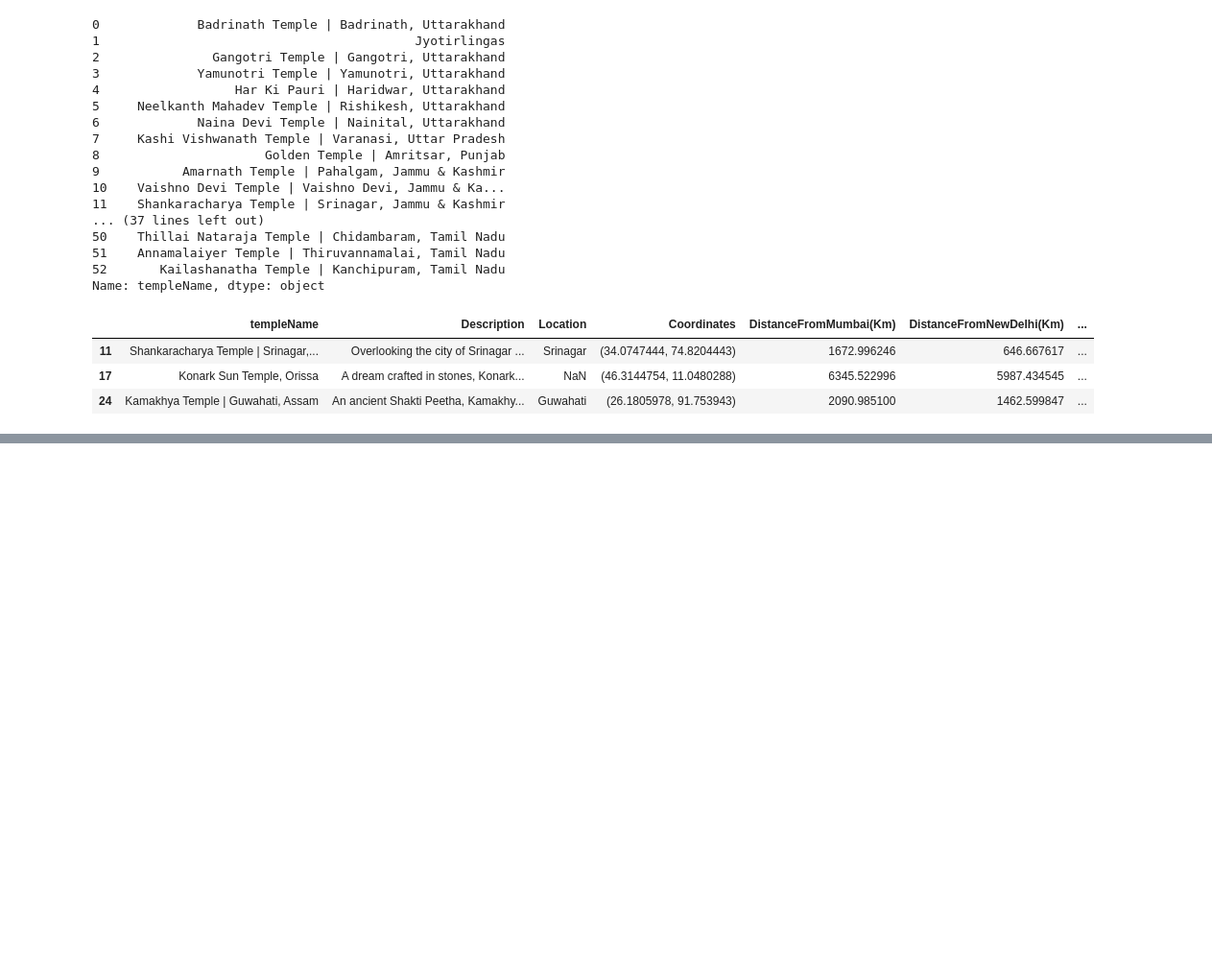
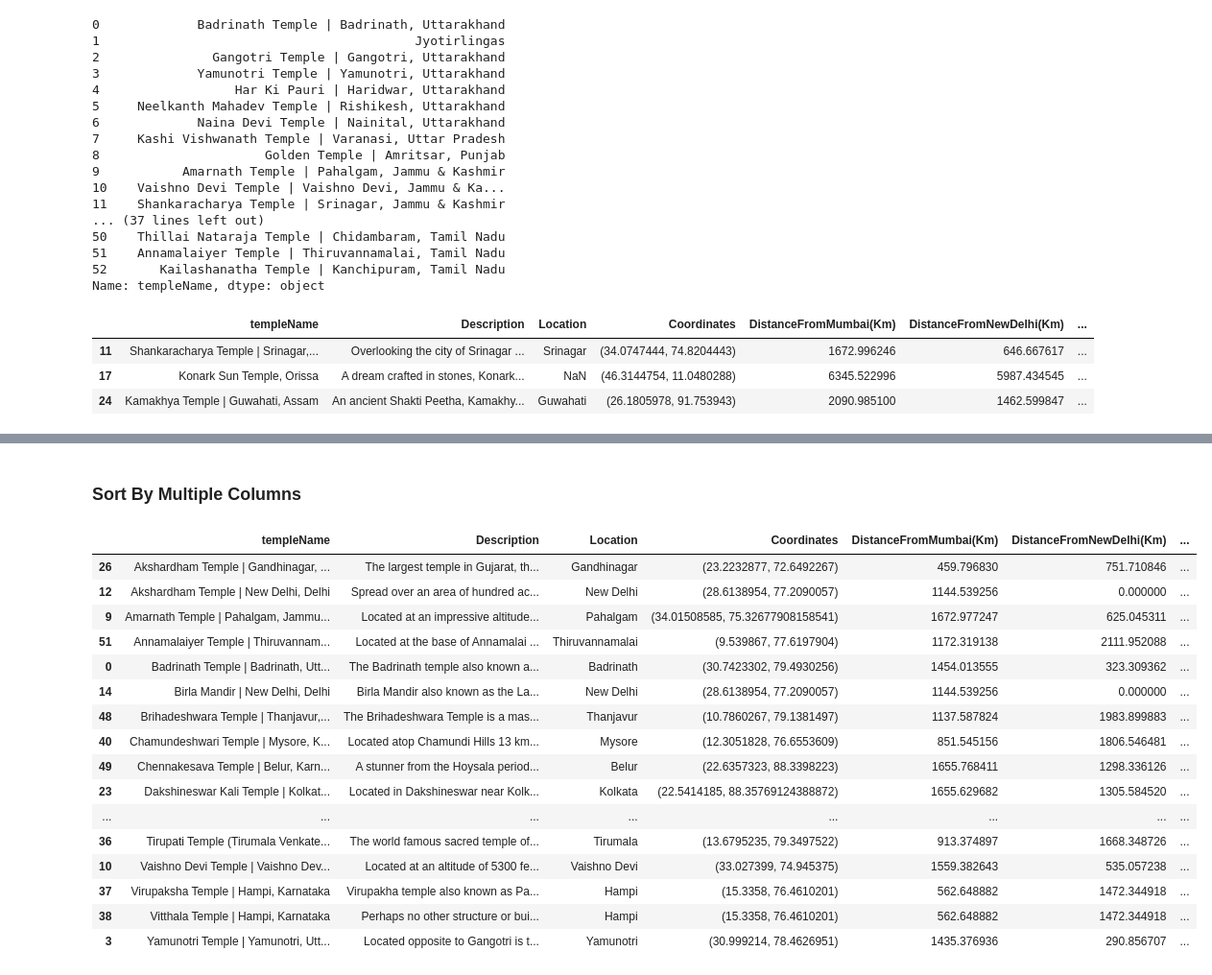
Before and after one commit to amsavalli-mylasalam/Pandas, a Jupyter notebook: PandasPractice1.ipynb, the cells around one changed output, grey strips where cells are left out. Shown: that part at 96% size. Saved outputs shown, nothing was run; the diff lists cells and outputs as text; code cells hidden in the pictures; blank space fills up the shorter version.

```diff
--- a/PandasPractice1.ipynb
+++ b/PandasPractice1.ipynb
@@ -635,0 +702,22 @@ df.loc[lambda df: df['DistanceFromMumbai(Km)'] >1672.977247 ]
+# %% [markdown]
+### Sort By Multiple Columns
+# %%
+df.sort_values(by=['templeName','Location'])
+# %% [output]
+|  | templeName | Description | Location | Coordinates | DistanceFromMumbai(Km) | DistanceFromNewDelhi(Km) | ... |
+| 26 | Akshardham Temple | Gandhinagar, ... | The largest temple in Gujarat, th... | Gandhinagar | (23.2232877, 72.6492267) | 459.796830 | 751.710846 | ... |
+| 12 | Akshardham Temple | New Delhi, Delhi | Spread over an area of hundred ac... | New Delhi | (28.6138954, 77.2090057) | 1144.539256 | 0.000000 | ... |
+| 9 | Amarnath Temple | Pahalgam, Jammu... | Located at an impressive altitude... | Pahalgam | (34.01508585, 75.32677908158541) | 1672.977247 | 625.045311 | ... |
+| 51 | Annamalaiyer Temple | Thiruvannam... | Located at the base of Annamalai ... | Thiruvannamalai | (9.539867, 77.6197904) | 1172.319138 | 2111.952088 | ... |
+| 0 | Badrinath Temple | Badrinath, Utt... | The Badrinath temple also known a... | Badrinath | (30.7423302, 79.4930256) | 1454.013555 | 323.309362 | ... |
+| 14 | Birla Mandir | New Delhi, Delhi | Birla Mandir also known as the La... | New Delhi | (28.6138954, 77.2090057) | 1144.539256 | 0.000000 | ... |
+| 48 | Brihadeshwara Temple | Thanjavur,... | The Brihadeshwara Temple is a mas... | Thanjavur | (10.7860267, 79.1381497) | 1137.587824 | 1983.899883 | ... |
+| 40 | Chamundeshwari Temple | Mysore, K... | Located atop Chamundi Hills 13 km... | Mysore | (12.3051828, 76.6553609) | 851.545156 | 1806.546481 | ... |
+| 49 | Chennakesava Temple | Belur, Karn... | A stunner from the Hoysala period... | Belur | (22.6357323, 88.3398223) | 1655.768411 | 1298.336126 | ... |
+| 23 | Dakshineswar Kali Temple | Kolkat... | Located in Dakshineswar near Kolk... | Kolkata | (22.5414185, 88.35769124388872) | 1655.629682 | 1305.584520 | ... |
+| ... | ... | ... | ... | ... | ... | ... | ... |
+| 36 | Tirupati Temple (Tirumala Venkate... | The world famous sacred temple of... | Tirumala | (13.6795235, 79.3497522) | 913.374897 | 1668.348726 | ... |
+| 10 | Vaishno Devi Temple | Vaishno Dev... | Located at an altitude of 5300 fe... | Vaishno Devi | (33.027399, 74.945375) | 1559.382643 | 535.057238 | ... |
+| 37 | Virupaksha Temple | Hampi, Karnataka | Virupakha temple also known as Pa... | Hampi | (15.3358, 76.4610201) | 562.648882 | 1472.344918 | ... |
+| 38 | Vitthala Temple | Hampi, Karnataka | Perhaps no other structure or bui... | Hampi | (15.3358, 76.4610201) | 562.648882 | 1472.344918 | ... |
+| 3 | Yamunotri Temple | Yamunotri, Utt... | Located opposite to Gangotri is t... | Yamunotri | (30.999214, 78.4626951) | 1435.376936 | 290.856707 | ... |
```
Also changed, not shown: parts of 8 cells of this notebook.
